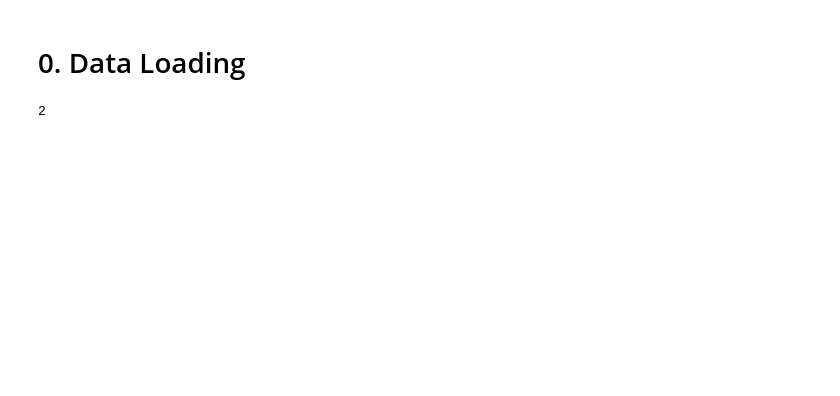
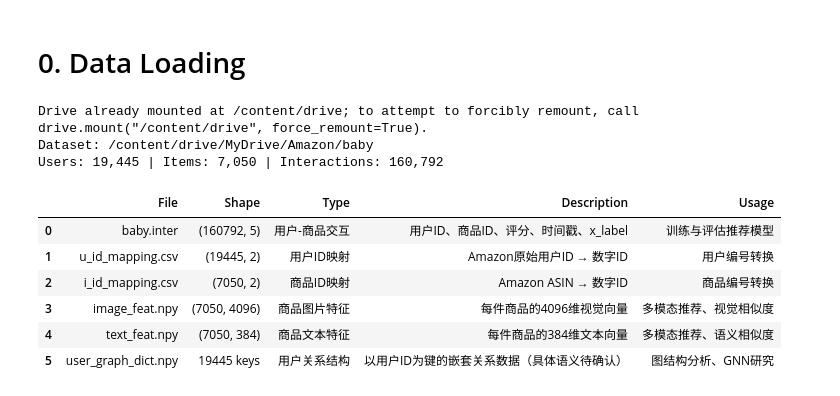
Before and after one commit to lixiang0618/RecSys-Lab, a Jupyter notebook: notebook/recsys_baseline.ipynb, the cells around one changed output. Drawn from its saved outputs; the diff is of its cells as text; code cells hidden in the pictures; blank space fills up the shorter version.

```diff
--- a/notebook/recsys_baseline.ipynb
+++ b/notebook/recsys_baseline.ipynb
@@ -3,54 +3,48 @@
 # %%
 from google.colab import drive
 from pathlib import Path
 import numpy as np
 import pandas as pd
 
 drive.mount("/content/drive")
 
-# 自动寻找 Baby 数据集
-root = Path("/content/drive/MyDrive")
+# 自动定位数据集
+root = Path("/content/drive/MyDrive/Amazon/baby")
 matches = list(root.rglob("baby.inter"))
-assert matches, "未找到 baby.inter，请检查 Google Drive 中的数据位置"
+assert matches, "未找到 baby.inter，请检查 Google Drive 路径"
 data_dir = matches[0].parent
-print(f"Dataset: {data_dir}\n")
 
-# 1. 用户交互数据
+# 读取数据
 inter = pd.read_csv(data_dir / "baby.inter", sep="\t")
-print(f"baby.inter | Shape: {inter.shape}")
-display(inter.head())
-
-# 2. 用户 ID 映射
-user_map = pd.read_csv(data_dir / "u_id_mapping.csv")
-print(f"u_id_mapping.csv | Shape: {user_map.shape}")
-display(user_map.head())
-
-# 3. 商品 ID 映射
-item_map = pd.read_csv(data_dir / "i_id_mapping.csv")
-print(f"i_id_mapping.csv | Shape: {item_map.shape}")
-display(item_map.head())
-
-# 4. 图片特征
+user_map = pd.read_csv(data_dir / "u_id_mapping.csv", sep="\t")
+item_map = pd.read_csv(data_dir / "i_id_mapping.csv", sep="\t")
 image_feat = np.load(data_dir / "image_feat.npy", mmap_mode="r")
-print(f"image_feat.npy | Shape: {image_feat.shape} | Dtype: {image_feat.dtype}")
-display(pd.DataFrame(image_feat[:5, :10]))
-
-# 5. 文本特征
 text_feat = np.load(data_dir / "text_feat.npy", mmap_mode="r")
-print(f"text_feat.npy | Shape: {text_feat.shape} | Dtype: {text_feat.dtype}")
-display(pd.DataFrame(text_feat[:5, :10]))
-
-# 6. 用户关系图（仅加载可信数据）
 user_graph = np.load(data_dir / "user_graph_dict.npy", allow_pickle=True)
 user_graph = user_graph.item() if user_graph.shape == () else user_graph
 
-print(f"user_graph_dict.npy | Type: {type(user_graph).__name__}")
-if isinstance(user_graph, dict):
-    print(f"Number of keys: {len(user_graph)}")
-    for k, v in list(user_graph.items())[:5]:
-        print(f"{k}: {str(v)[:200]}")
-else:
-    print(f"Shape: {user_graph.shape}")
-    print(user_graph[:5])
+# 数据集概览
+summary = pd.DataFrame([
+    ["baby.inter", str(inter.shape), "用户-商品交互", "用户ID、商品ID、评分、时间戳、x_label", "训练与评估推荐模型"],
+    ["u_id_mapping.csv", str(user_map.shape), "用户ID映射", "Amazon原始用户ID → 数字ID", "用户编号转换"],
+    ["i_id_mapping.csv", str(item_map.shape), "商品ID映射", "Amazon ASIN → 数字ID", "商品编号转换"],
+    ["image_feat.npy", str(image_feat.shape), "商品图片特征", "每件商品的4096维视觉向量", "多模态推荐、视觉相似度"],
+    ["text_feat.npy", str(text_feat.shape), "商品文本特征", "每件商品的384维文本向量", "多模态推荐、语义相似度"],
+    ["user_graph_dict.npy", f"{len(user_graph)} keys" if isinstance(user_graph, dict) else str(user_graph.shape),
+     "用户关系结构", "以用户ID为键的嵌套关系数据（具体语义待确认）", "图结构分析、GNN研究"]
+], columns=["File", "Shape", "Type", "Description", "Usage"])
+
+print(f"Dataset: {data_dir}")
+print(f"Users: {inter['userID'].nunique():,} | Items: {inter['itemID'].nunique():,} | Interactions: {len(inter):,}")
+display(summary)
 # %% [output]
-2
+Drive already mounted at /content/drive; to attempt to forcibly remount, call drive.mount("/content/drive", force_remount=True).
+Dataset: /content/drive/MyDrive/Amazon/baby
+Users: 19,445 | Items: 7,050 | Interactions: 160,792
+|  | File | Shape | Type | Description | Usage |
+| 0 | baby.inter | (160792, 5) | 用户-商品交互 | 用户ID、商品ID、评分、时间戳、x_label | 训练与评估推荐模型 |
+| 1 | u_id_mapping.csv | (19445, 2) | 用户ID映射 | Amazon原始用户ID → 数字ID | 用户编号转换 |
+| 2 | i_id_mapping.csv | (7050, 2) | 商品ID映射 | Amazon ASIN → 数字ID | 商品编号转换 |
+| 3 | image_feat.npy | (7050, 4096) | 商品图片特征 | 每件商品的4096维视觉向量 | 多模态推荐、视觉相似度 |
+| 4 | text_feat.npy | (7050, 384) | 商品文本特征 | 每件商品的384维文本向量 | 多模态推荐、语义相似度 |
+| 5 | user_graph_dict.npy | 19445 keys | 用户关系结构 | 以用户ID为键的嵌套关系数据（具体语义待确认） | 图结构分析、GNN研究 |
```
Also changed, not shown: parts of 10 cells of this notebook.
